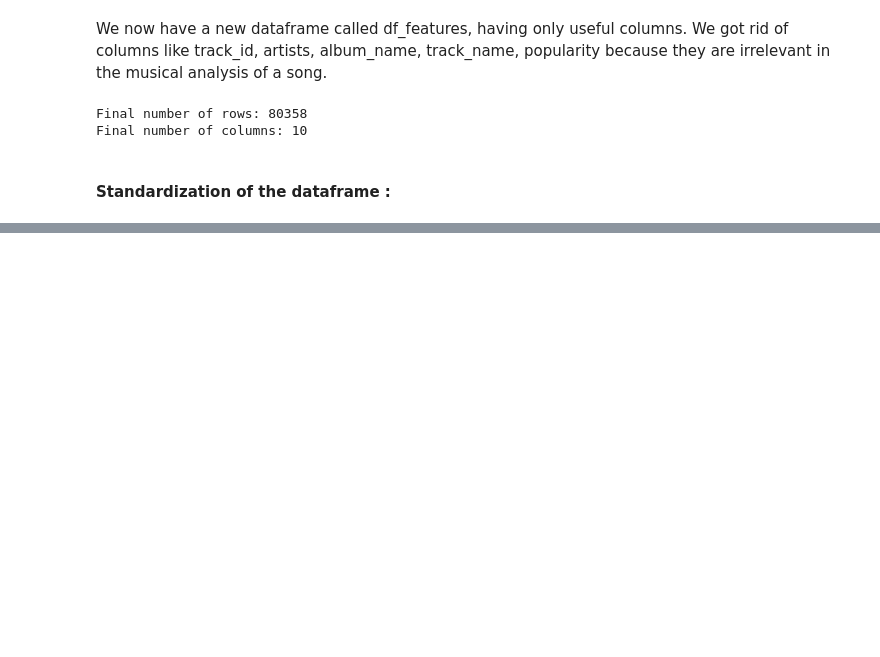
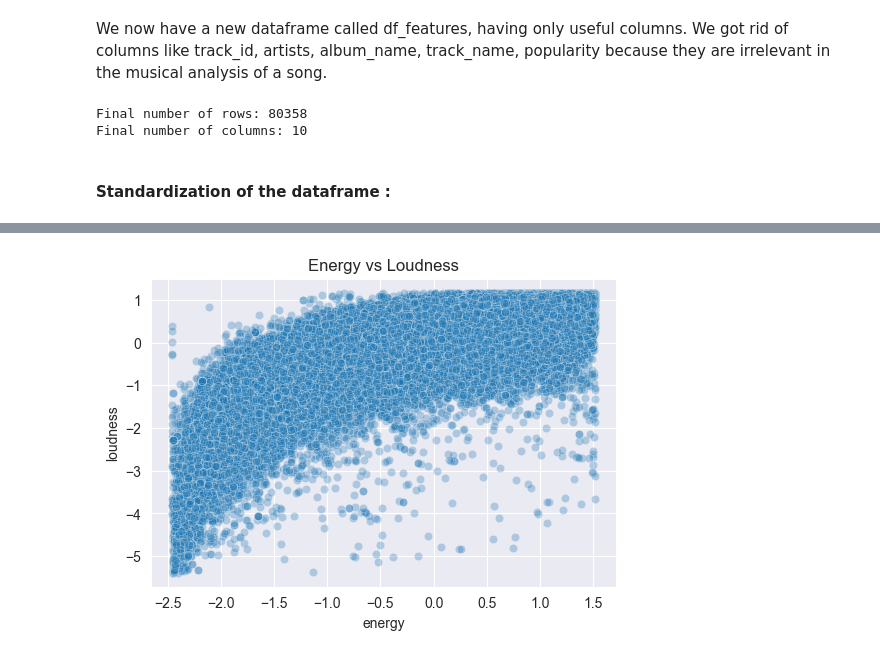
Before and after one commit to LorisCacciottolo/Machine-learning-project, a Jupyter notebook: ML_Project/Spotify_track_project.ipynb, the cells around one changed output, grey strips where cells are left out. Drawn from its saved outputs; the diff is of its cells as text; code cells hidden in the pictures; blank space fills up the shorter version.

```diff
--- a/ML_Project/Spotify_track_project.ipynb
+++ b/ML_Project/Spotify_track_project.ipynb
@@ -371,0 +441,7 @@ df_scaled.head()
+# %%
+plt.figure(figsize=(6,4))
+sns.scatterplot(x=df_scaled["energy"], y=df_scaled["loudness"], alpha=0.3)
+plt.title("Energy vs Loudness")
+plt.show()
+# %% [output]
+[figure, added]
```
Also changed, not shown: parts of 20 cells of this notebook.
